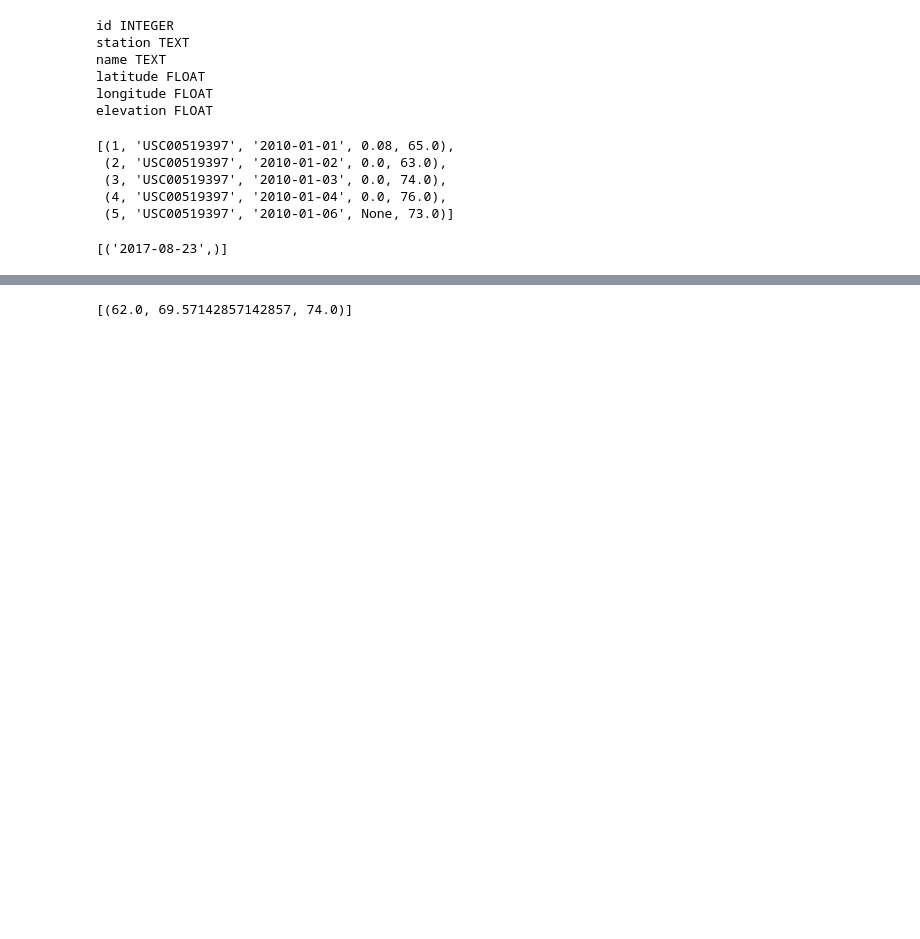
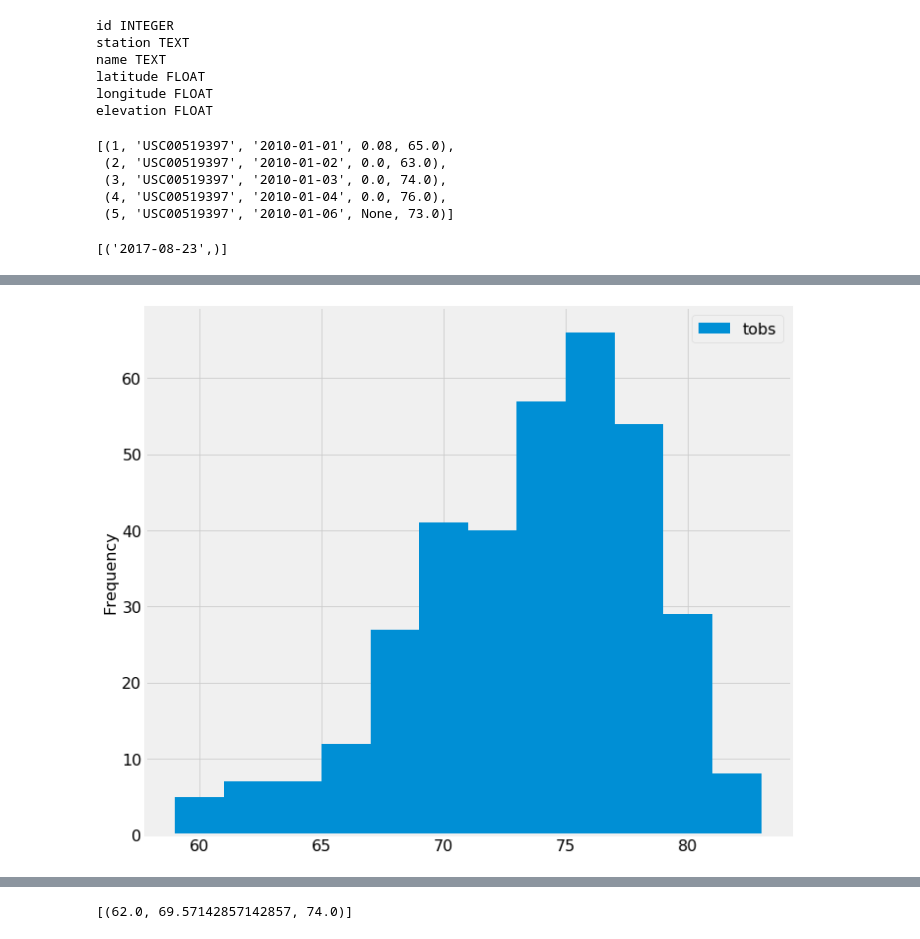
Before and after one commit to woodfin8/sqlalchemy-challenge, a Jupyter notebook: climate.ipynb, the cells around one changed output, grey strips where cells are left out. Saved outputs shown, nothing was run; the diff lists cells and outputs as text; code cells hidden in the pictures; blank space fills up the shorter version.

```diff
--- a/climate.ipynb
+++ b/climate.ipynb
@@ -157,0 +161,18 @@ Name: 131, dtype: object
+# %%
+# Choose the station with the highest number of temperature observations.
+# Query the last 12 months of temperature observation data for this station and plot the results as a histogram
+temp = session.query(ME.date, ME.station, ME.tobs).filter(ME.date >= year_ago, ME.station == 'USC00519281' ).all()
+temp_df = pd.DataFrame(temp, columns=['Date','Station','Temp'])
+temp_df.head()
+plt.figure(figsize=(10,8))
+plt.hist(temp_df['Temp'],bins = 12, label="tobs")
+plt.grid(axis='both', alpha=0.8)
+plt.xticks(fontsize=16)
+plt.yticks(fontsize=16)
+plt.ylabel('Frequency', fontsize=16)
+plt.legend(loc='best', fontsize = 16)
+plt.tight_layout()
+plt.savefig('Charts/tobs.png')
+plt.show()
+# %% [output]
+[figure, added]
```
Also changed, not shown: parts of 25 cells of this notebook, 4 other files.
